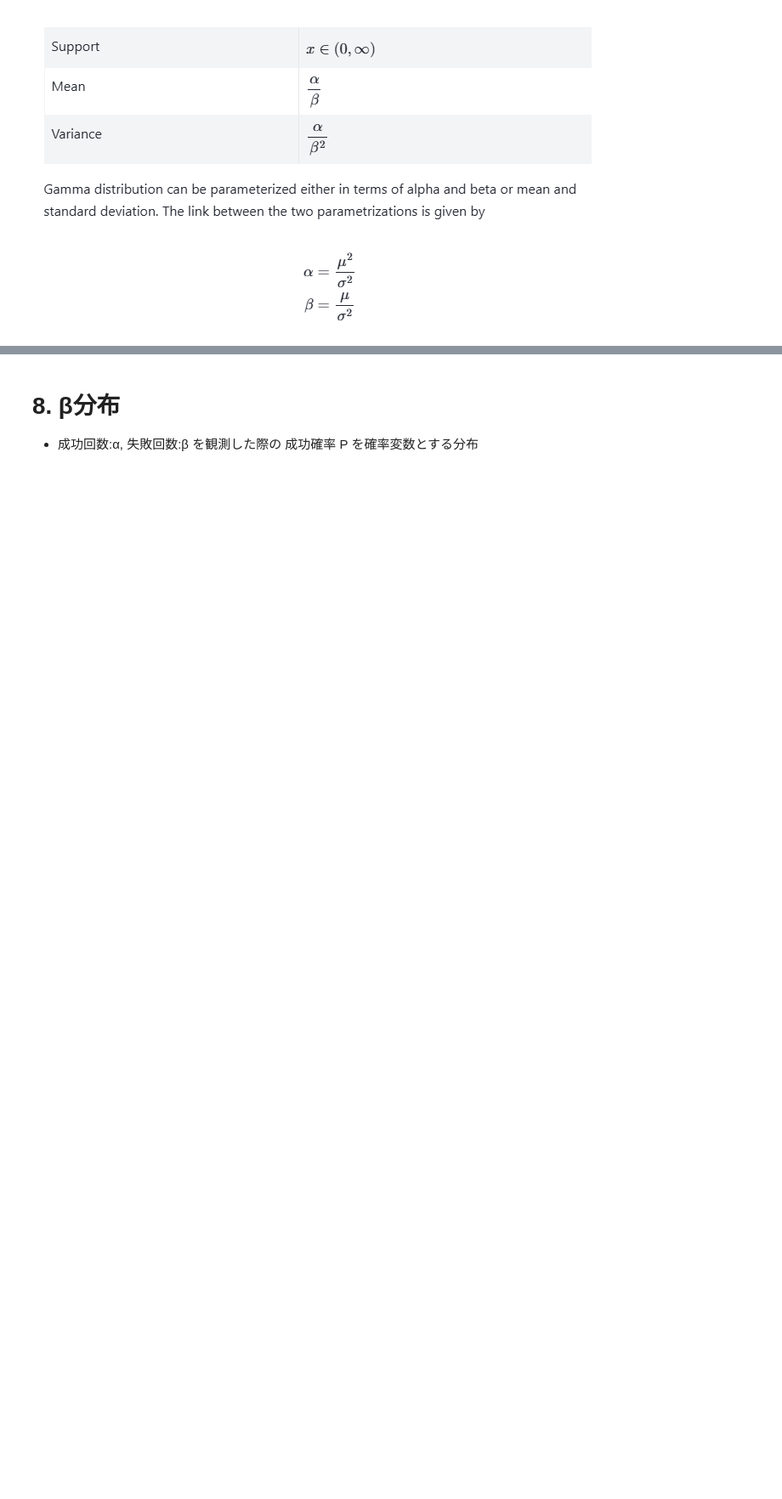
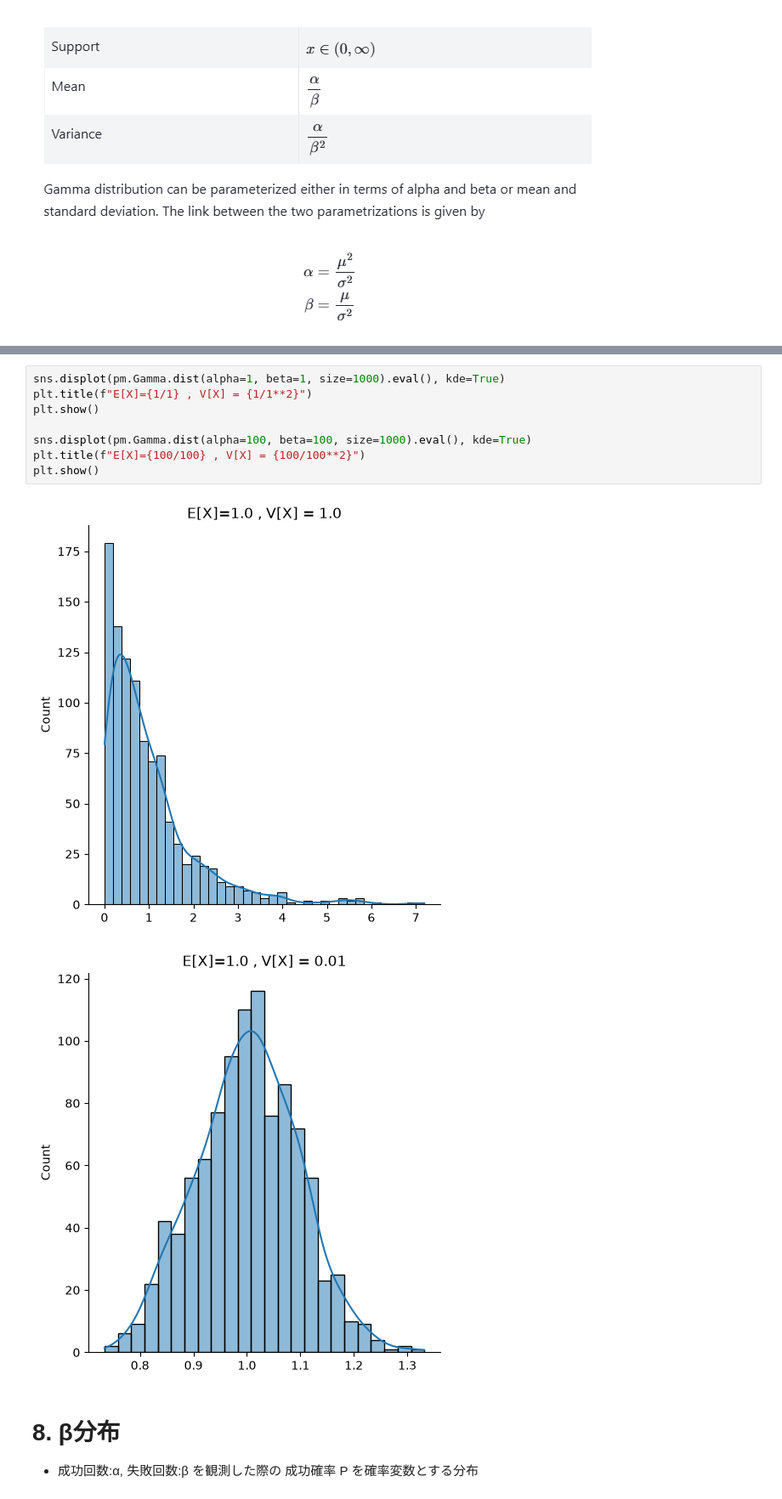
Before and after one commit to kzappmusi9/dist_python, a Jupyter notebook: notebooks/dist_python.ipynb, the cells around one changed output, grey strips where cells are left out. Shown at 85% size. Saved outputs shown, nothing was run; the diff lists cells and outputs as text; blank space fills up the shorter version.

```diff
--- a/notebooks/dist_python.ipynb
+++ b/notebooks/dist_python.ipynb
@@ -211,3 +213,14 @@ plt.show()
+# %%
+sns.displot(pm.Gamma.dist(alpha=1, beta=1, size=1000).eval(), kde=True)
+plt.title(f"E[X]={1/1} , V[X] = {1/1**2}")
+plt.show()
+
+sns.displot(pm.Gamma.dist(alpha=100, beta=100, size=1000).eval(), kde=True)
+plt.title(f"E[X]={100/100} , V[X] = {100/100**2}")
+plt.show()
+# %% [output]
+[figure, added]
+[figure, added]
 # %% [markdown]
 # 8. β分布
 - 成功回数:α, 失敗回数:β を観測した際の 成功確率 P を確率変数とする分布
```
Also changed, not shown: parts of 10 cells of this notebook.
